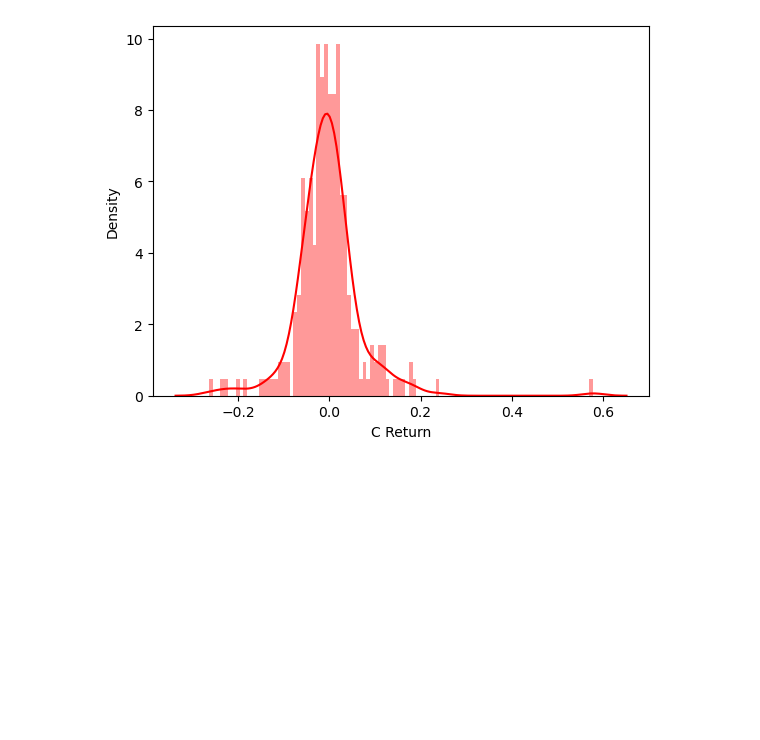
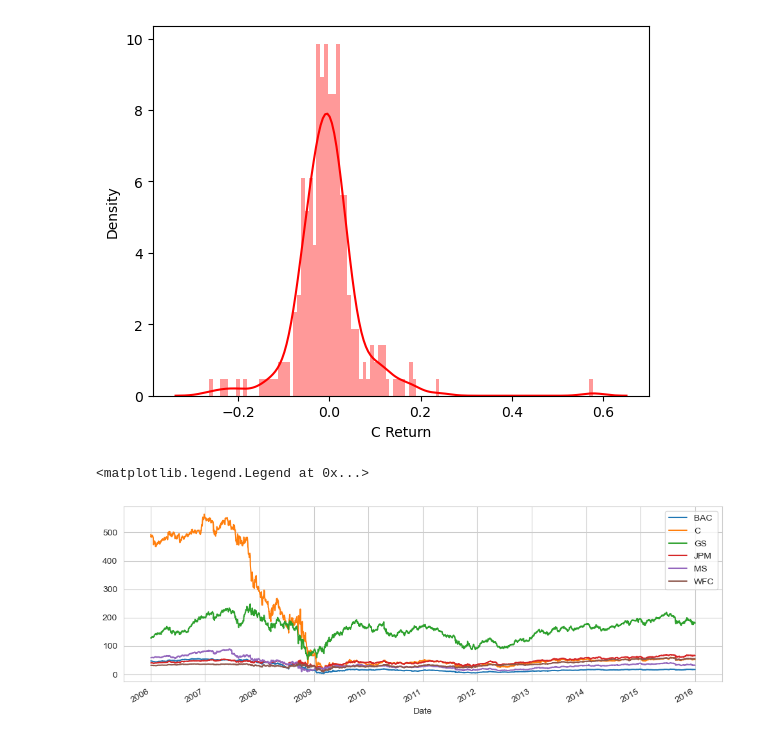
Before and after one commit to SiddheshDaphane/Finance-Data-Project, a Jupyter notebook: finance_project.ipynb, the cells around one changed output. Drawn from its saved outputs; the diff is of its cells as text; code cells hidden in the pictures; blank space fills up the shorter version.

```diff
--- a/finance_project.ipynb
+++ b/finance_project.ipynb
@@ -302,3 +302,18 @@ sns.distplot(returns.loc['2008-01-01':'2008-12-31']['C Return'], color='red', bi
 # %% [output]
 <AxesSubplot:xlabel='C Return', ylabel='Density'>
 [figure]
+# %%
+import matplotlib.pyplot as plt
+import seaborn as sns
+sns.set_style('whitegrid')
+%matplotlib inline
+
+# Optional Plotly Method Imports
+import plotly
+# %%
+for tick in tickers:
+    bank_stocks[tick]['Close'].plot(figsize=(12,4),label=tick)
+plt.legend()
+# %% [output]
+<matplotlib.legend.Legend at 0x...>
+[figure, added]
```
Also changed, not shown: parts of 1 cell of this notebook.
